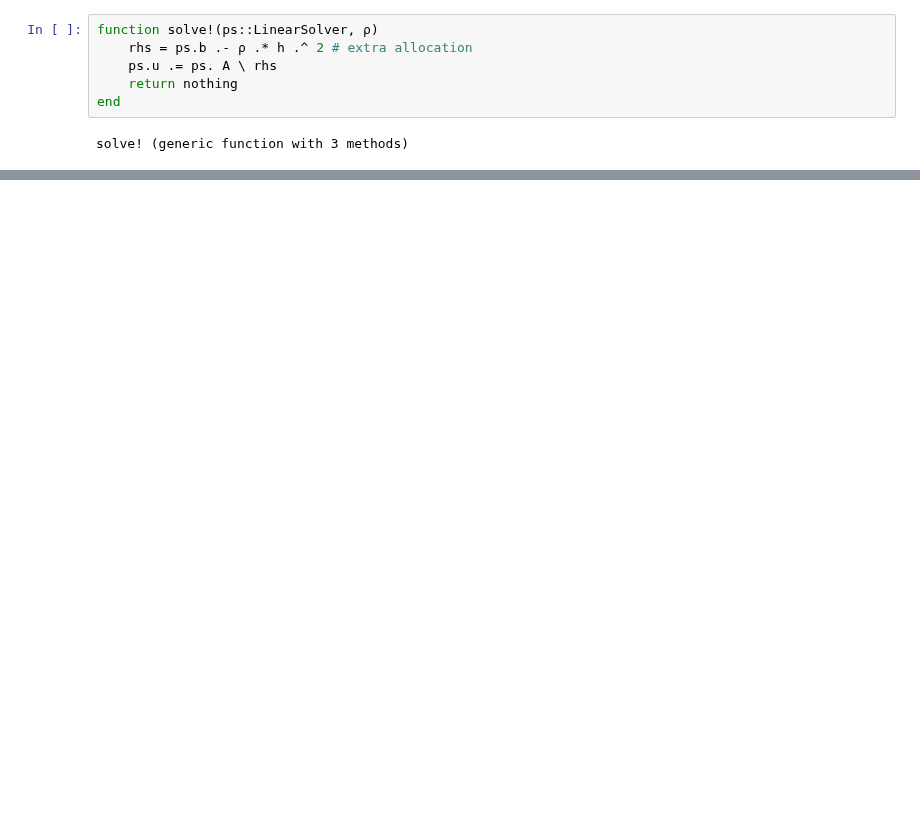
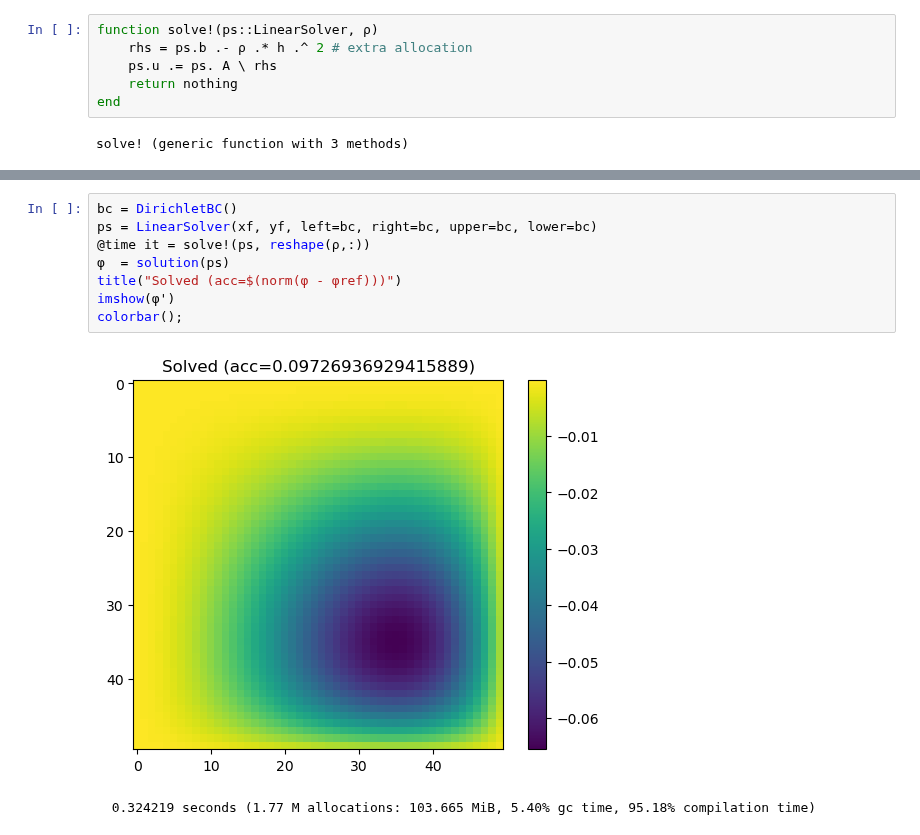
Before and after one commit to bchaber/pole, a Jupyter notebook: PoissonEquation.ipynb, the cells around one changed output, grey strips where cells are left out. Cells and saved outputs as stored; diff of their text form; blank space fills up the shorter version.

```diff
--- a/PoissonEquation.ipynb
+++ b/PoissonEquation.ipynb
@@ -203,0 +229,11 @@ legend(["grid", "φ", "φref"]);
+# %%
+bc = DirichletBC()
+ps = LinearSolver(xf, yf, left=bc, right=bc, upper=bc, lower=bc)
+@time it = solve!(ps, reshape(ρ,:))
+φ  = solution(ps)
+title("Solved (acc=$(norm(φ - φref)))")
+imshow(φ')
+colorbar();
+# %% [output]
+[figure, added]
+  0.324219 seconds (1.77 M allocations: 103.665 MiB, 5.40% gc time, 95.18% compilation time)
```
Also changed, not shown: parts of 9 cells of this notebook, 1 other file.
